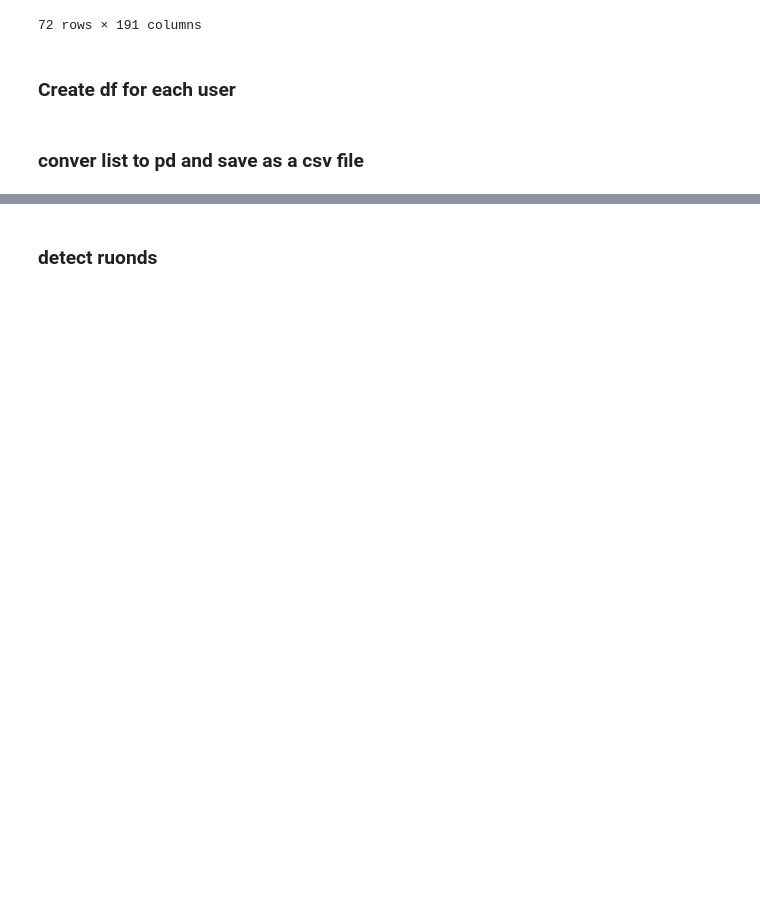
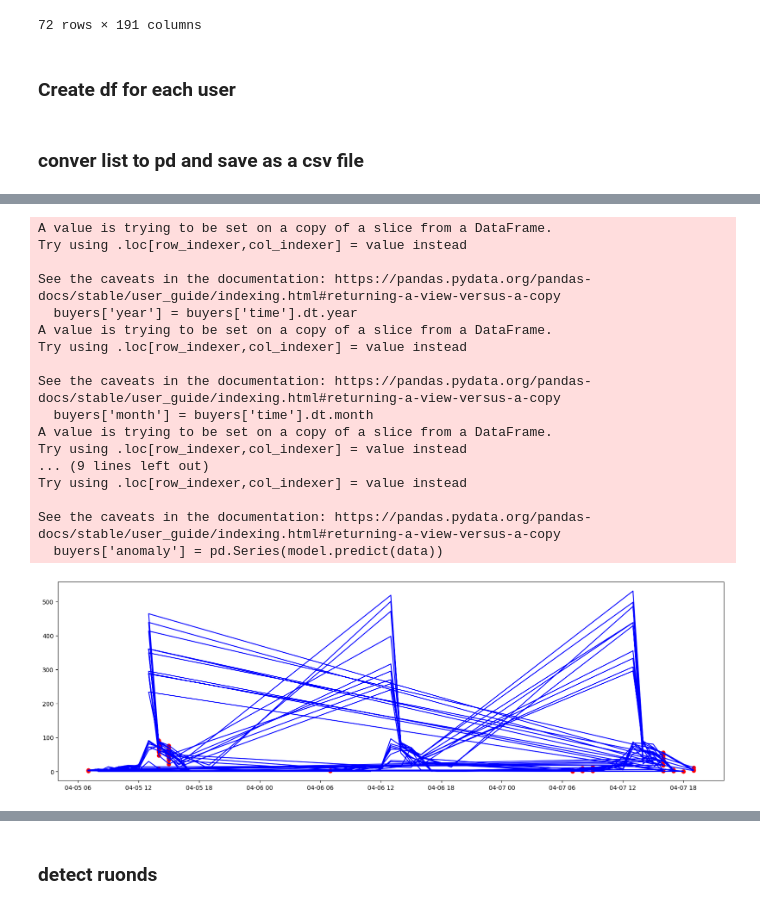
Before and after one commit to erfanara/pymarket-ng, a Jupyter notebook: test.ipynb, the cells around one changed output, grey strips where cells are left out. Saved outputs shown, nothing was run; the diff lists cells and outputs as text; code cells hidden in the pictures; blank space fills up the shorter version.

```diff
--- a/test.ipynb
+++ b/test.ipynb
@@ -80,7 +80,8 @@ for i in range(0,28):
 df_Type1 = pd.concat(users_type1)
 df_Type2 = pd.concat(users_type2)
 df_Type3 = pd.concat(users_type3)
-
+full_df = pd.concat([df_Type1, df_Type2, df_Type3])
 df_Type1.to_csv('users_type1.csv', index=False)
 df_Type2.to_csv('users_type2.csv', index=False)
 df_Type3.to_csv('users_type3.csv', index=False)
+df_Type1
@@ -86,0 +102,57 @@ df_Type3.to_csv('users_type3.csv', index=False)
+# %%
+from sklearn.preprocessing import StandardScaler
+from sklearn.svm import OneClassSVM
+
+
+# Convert 'time' column to datetime
+full_df['time'] = pd.to_datetime(full_df['time'])
+buyers = full_df[full_df['Is_Seller'] == True]
+
+# Extract numerical features from 'time'
+buyers['year'] = buyers['time'].dt.year
+buyers['month'] = buyers['time'].dt.month
+buyers['day'] = buyers['time'].dt.day
+buyers['hour'] = buyers['time'].dt.hour
+# Add more features as needed
+
+# Select 'price' and extracted time features from df_Type1
+data = buyers[['Price', 'year', 'month', 'day', 'hour']]
+
+# Standardize the data
+scaler = StandardScaler()
+np_scaled = scaler.fit_transform(data)
+data = pd.DataFrame(np_scaled)
+
+# Train OneClassSVM
+model = OneClassSVM(nu=0.3, kernel="rbf", gamma=0.01)
+model.fit(data)
+
+# Predict anomalies
+buyers['anomaly'] = pd.Series(model.predict(data))
+
+# Plot anomalies
+fig, ax = plt.subplots(figsize=(20,6))
+anomaly_data = buyers.loc[buyers['anomaly'] == -1, ['time', 'Price']] # Anomalies
+ax.plot(buyers['time'], buyers['Price'], color='blue')
+ax.scatter(anomaly_data['time'], anomaly_data['Price'], color='red')
+
+plt.show()
+# %% [output]
+A value is trying to be set on a copy of a slice from a DataFrame.
+Try using .loc[row_indexer,col_indexer] = value instead
+
+See the caveats in the documentation: https://pandas.pydata.org/pandas-docs/stable/user_guide/indexing.html#returning-a-view-versus-a-copy
+  buyers['year'] = buyers['time'].dt.year
+A value is trying to be set on a copy of a slice from a DataFrame.
+Try using .loc[row_indexer,col_indexer] = value instead
+
+See the caveats in the documentation: https://pandas.pydata.org/pandas-docs/stable/user_guide/indexing.html#returning-a-view-versus-a-copy
+  buyers['month'] = buyers['time'].dt.month
+A value is trying to be set on a copy of a slice from a DataFrame.
+Try using .loc[row_indexer,col_indexer] = value instead
+... (9 lines left out)
+Try using .loc[row_indexer,col_indexer] = value instead
+
+See the caveats in the documentation: https://pandas.pydata.org/pandas-docs/stable/user_guide/indexing.html#returning-a-view-versus-a-copy
+  buyers['anomaly'] = pd.Series(model.predict(data))
+[figure, added]
```
Also changed, not shown: parts of 19 cells of this notebook.
